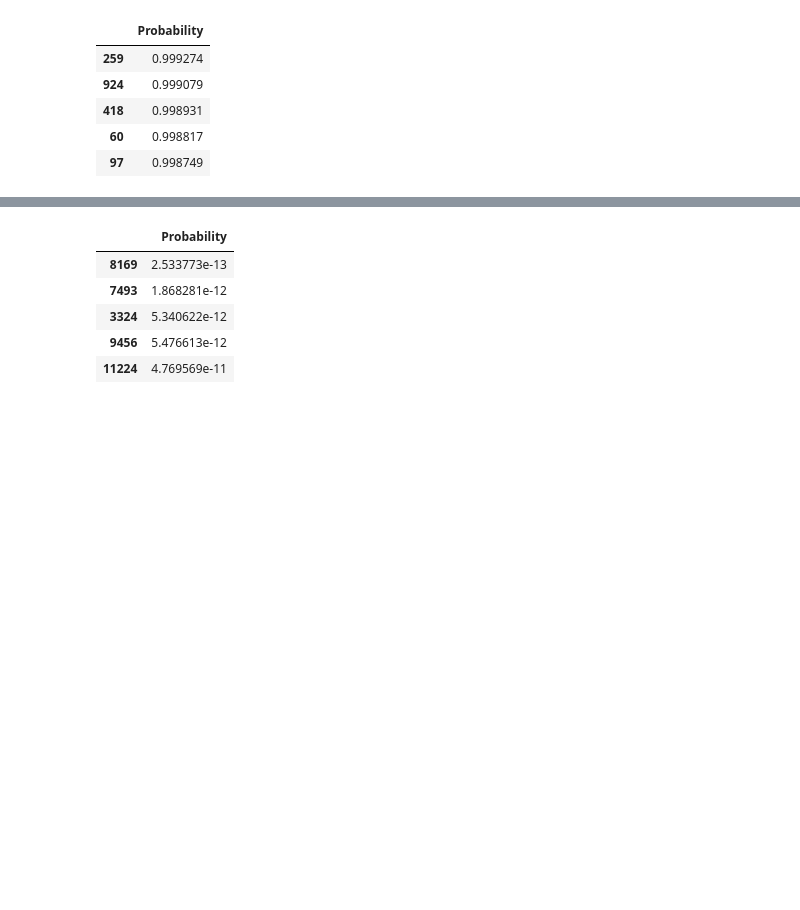
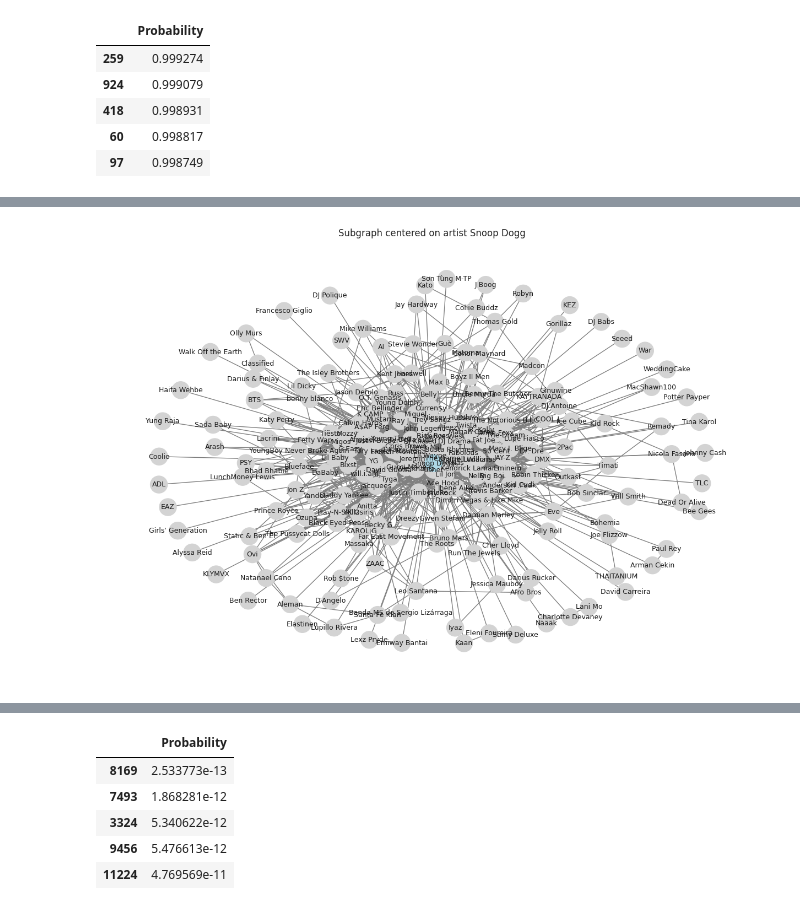
Before and after one commit to Jacky-KH-MOK/MSBD5008_PROJECT, a Jupyter notebook: PROJECT_CODE_Predict.ipynb, the cells around one changed output, grey strips where cells are left out. Cells and saved outputs as stored; diff of their text form; code cells hidden in the pictures; blank space fills up the shorter version.

```diff
--- a/PROJECT_CODE_Predict.ipynb
+++ b/PROJECT_CODE_Predict.ipynb
@@ -490,0 +509,3 @@ pd.DataFrame(dict(zip(list(all_other_list), test_score.cpu().numpy())), index=['
+# %%
+show_artist(reverse_mapping[924])
+# %% [output]
@@ -490,0 +514 @@ pd.DataFrame(dict(zip(list(all_other_list), test_score.cpu().numpy())), index=['
+[figure, added]
```
Also changed, not shown: parts of 9 cells of this notebook.
